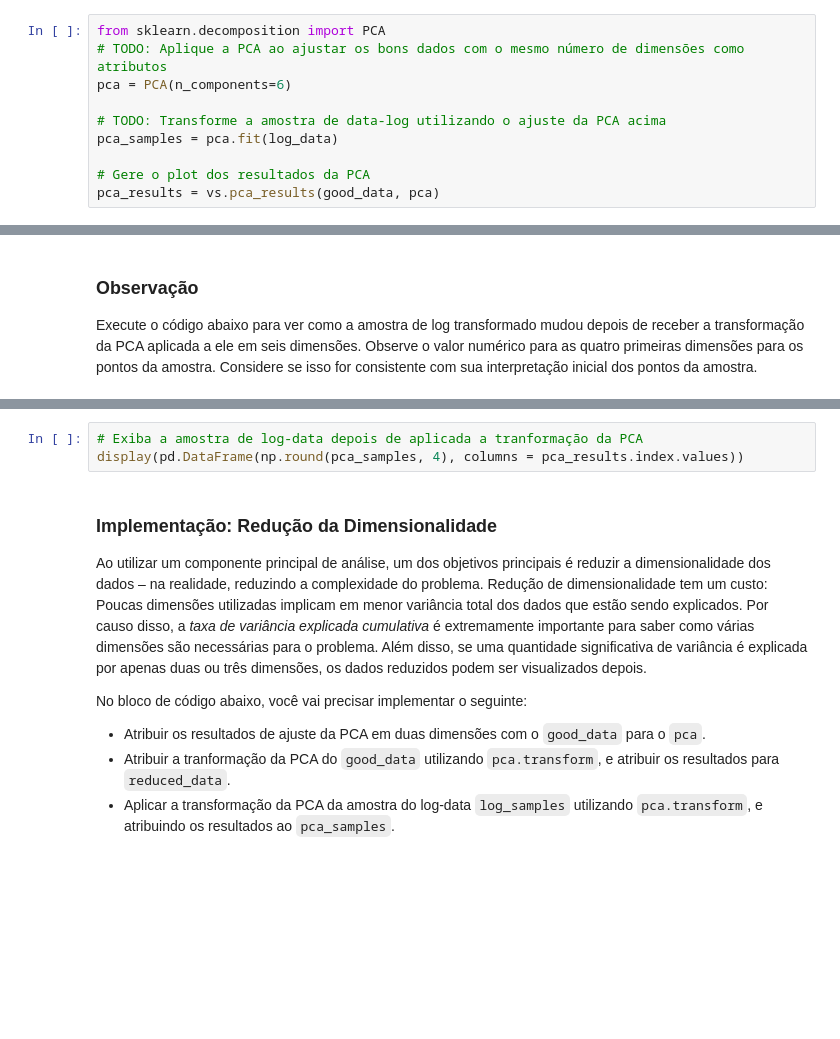
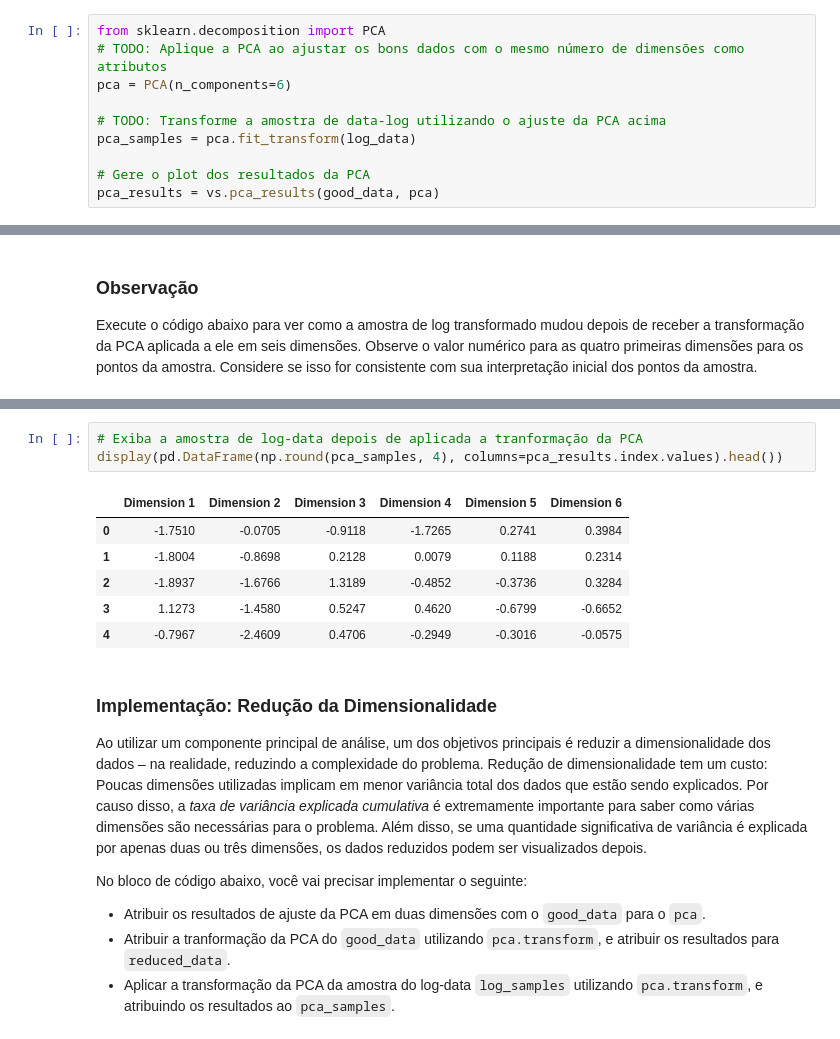
Before and after one commit to lucastls/Data-Scientist-Nanodegree, a Jupyter notebook: Projetos/Projeto_02_customer_segments/customer_segments_PT.ipynb, the cells around one changed output, grey strips where cells are left out. Cells and saved outputs as stored; diff of their text form; blank space fills up the shorter version.

```diff
--- a/Projetos/Projeto_02_customer_segments/customer_segments_PT.ipynb
+++ b/Projetos/Projeto_02_customer_segments/customer_segments_PT.ipynb
@@ -413,7 +413,7 @@ from sklearn.decomposition import PCA
 pca = PCA(n_components=6)
 
 # TODO: Transforme a amostra de data-log utilizando o ajuste da PCA acima
-pca_samples = pca.fit(log_data)
+pca_samples = pca.fit_transform(log_data)
 
 # Gere o plot dos resultados da PCA
 pca_results = vs.pca_results(good_data, pca)
@@ -434,6 +450,13 @@ Execute o código abaixo para ver como a amostra de log transformado mudou depoi
 # %%
 # Exiba a amostra de log-data depois de aplicada a tranformação da PCA
-display(pd.DataFrame(np.round(pca_samples, 4), columns = pca_results.index.values))
+display(pd.DataFrame(np.round(pca_samples, 4), columns=pca_results.index.values).head())
+# %% [output]
+|  | Dimension 1 | Dimension 2 | Dimension 3 | Dimension 4 | Dimension 5 | Dimension 6 |
+| 0 | -1.7510 | -0.0705 | -0.9118 | -1.7265 | 0.2741 | 0.3984 |
+| 1 | -1.8004 | -0.8698 | 0.2128 | 0.0079 | 0.1188 | 0.2314 |
+| 2 | -1.8937 | -1.6766 | 1.3189 | -0.4852 | -0.3736 | 0.3284 |
+| 3 | 1.1273 | -1.4580 | 0.5247 | 0.4620 | -0.6799 | -0.6652 |
+| 4 | -0.7967 | -2.4609 | 0.4706 | -0.2949 | -0.3016 | -0.0575 |
 # %% [markdown]
 ### Implementação: Redução da Dimensionalidade
 Ao utilizar um componente principal de análise, um dos objetivos principais é reduzir a dimensionalidade dos dados – na realidade, reduzindo a complexidade do problema. Redução de dimensionalidade tem um custo: Poucas dimensões utilizadas implicam em menor variância total dos dados que estão sendo explicados. Por causo disso, a *taxa de variância explicada cumulativa* é extremamente importante para saber como várias dimensões são necessárias para o problema. Além disso, se uma quantidade significativa de variância é explicada por apenas duas ou três dimensões, os dados reduzidos podem ser visualizados depois.
```
Also changed, not shown: parts of 7 cells of this notebook.
